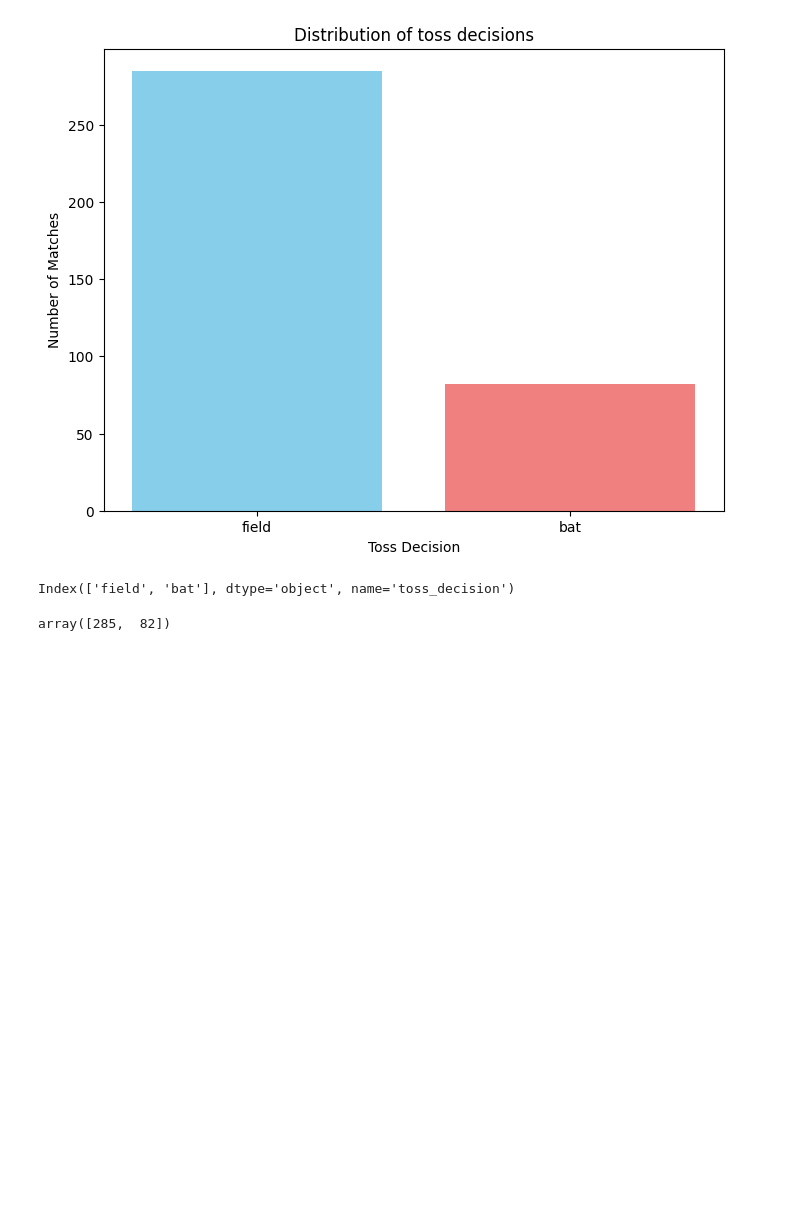
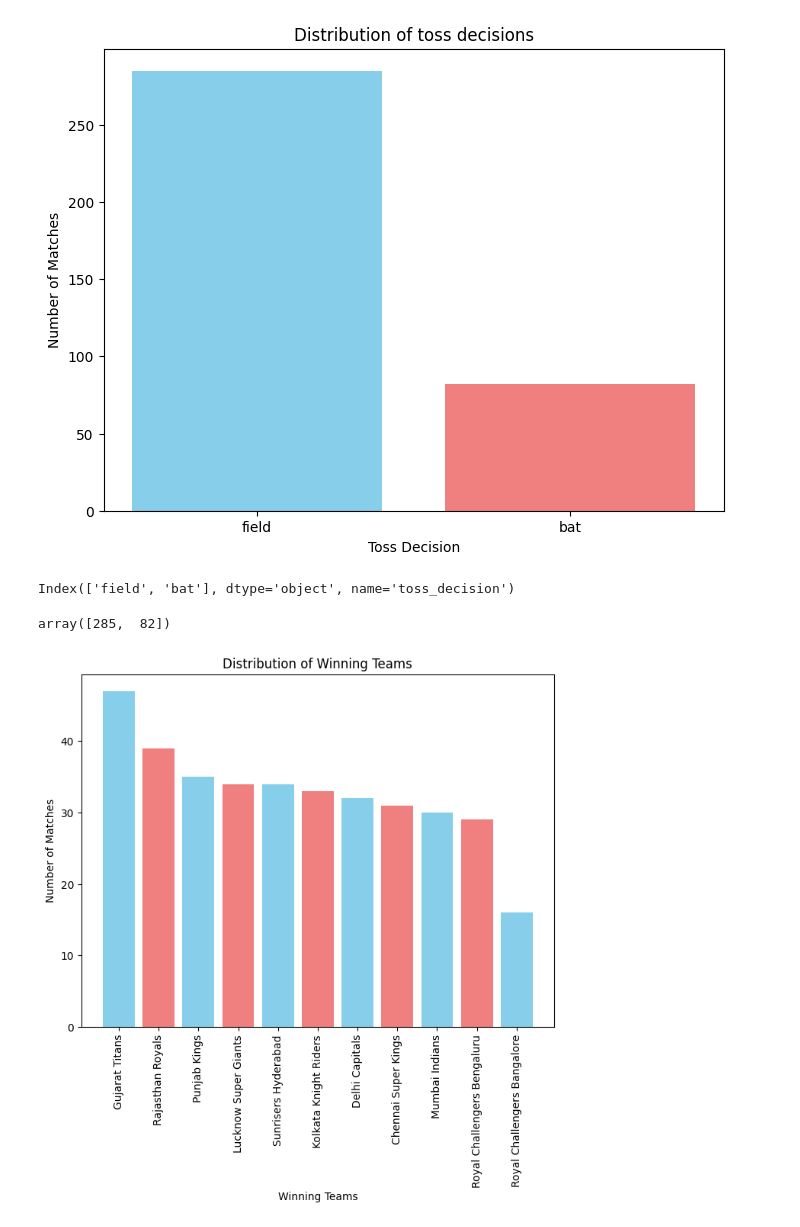
Before and after one commit to AbduFakir/Python-DataScience, a Jupyter notebook: matplotlib.ipynb, the cells around one changed output. Drawn from its saved outputs; the diff is of its cells as text; code cells hidden in the pictures; blank space fills up the shorter version.

```diff
--- a/matplotlib.ipynb
+++ b/matplotlib.ipynb
@@ -136,3 +136,17 @@ Index(['field', 'bat'], dtype='object', name='toss_decision')
 toss_decisions.values
 # %% [output]
 array([285,  82])
+# %%
+#Bar Chart
+
+team_wins = df['winner'].value_counts()
+
+plt.figure(figsize=(8,6))
+plt.bar(team_wins.index,team_wins.values,color=['skyblue','lightcoral'])
+plt.xlabel('Winning Teams')
+plt.ylabel('Number of Matches')
+plt.title('Distribution of Winning Teams')
+plt.xticks(rotation=90)
+plt.show()
+# %% [output]
+[figure, added]
```
Also changed, not shown: parts of 3 cells of this notebook.
